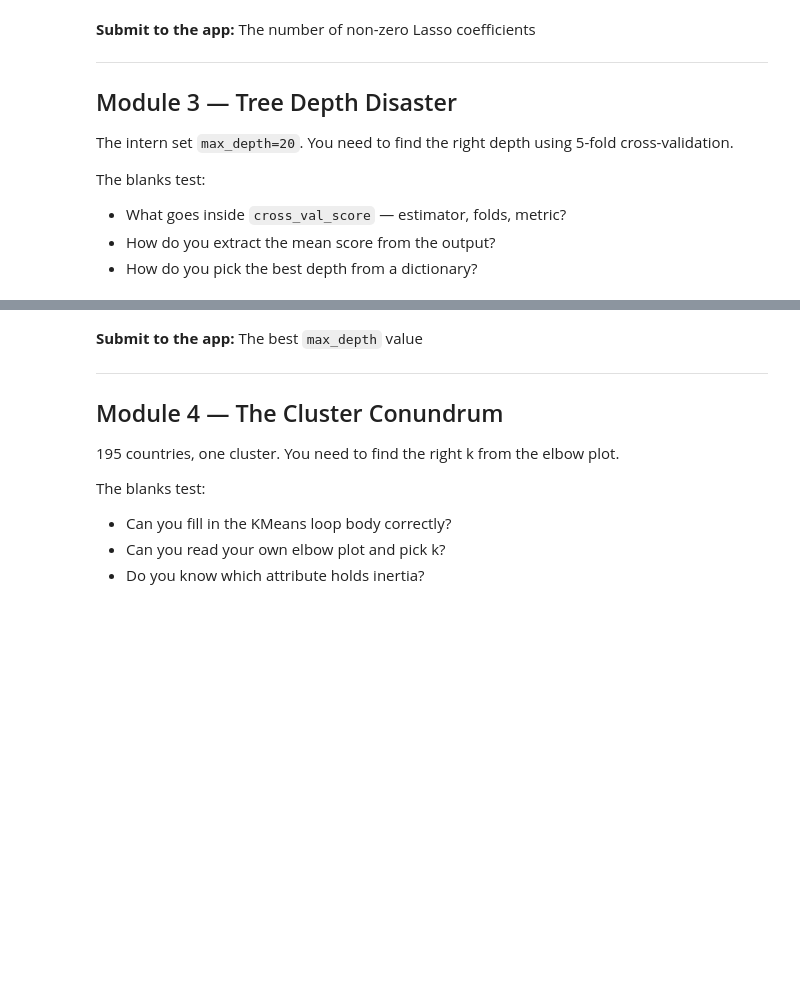
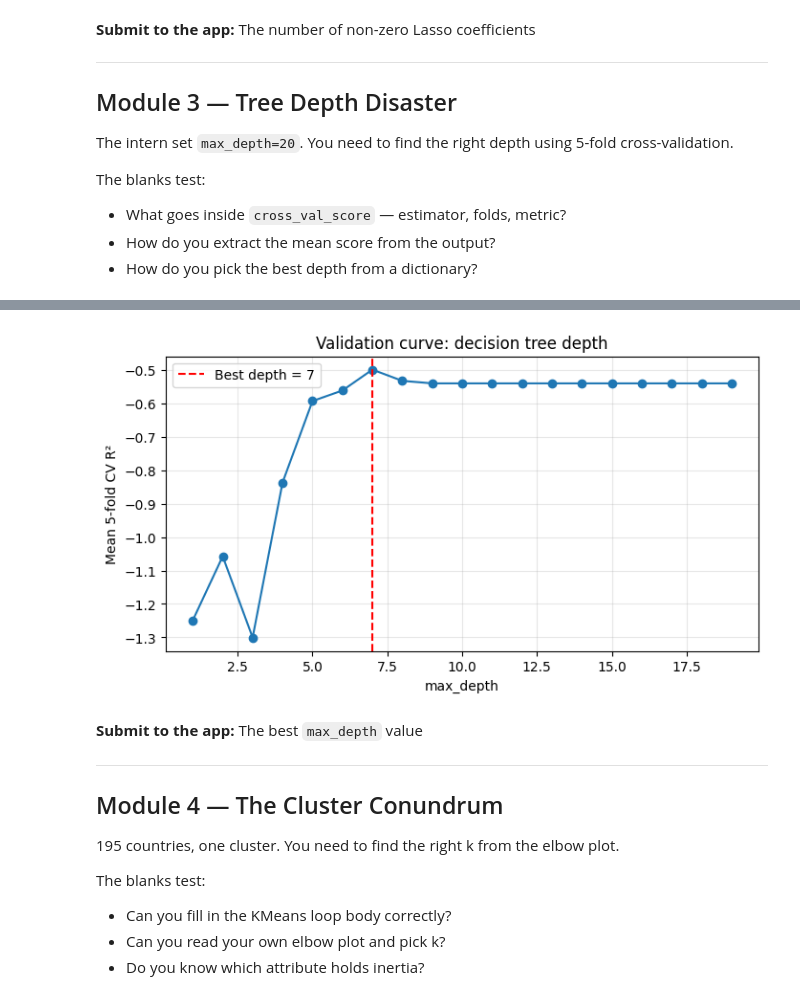
Before and after one commit to lukeskywakeri/ec34-ds-for-econ, a Jupyter notebook: games/ml/student_notebook.ipynb, the cells around one changed output, grey strips where cells are left out. Saved outputs shown, nothing was run; the diff lists cells and outputs as text; code cells hidden in the pictures; blank space fills up the shorter version.

```diff
--- a/games/ml/student_notebook.ipynb
+++ b/games/ml/student_notebook.ipynb
@@ -129,16 +134,17 @@ y = np.sin(X).ravel()
 y[::5] += 3 * (0.5 - np.random.rand(16))
 
 cv_scores = {}
-for depth in range(1, 11):
+for depth in range(1, 20):
     scores = cross_val_score(
-        DecisionTreeRegressor(max_depth=___),   # <-- fill in: which depth to try?
-        X, y,
-        cv=___,                                  # <-- fill in: how many folds?
-        scoring=___                              # <-- fill in: what metric? (hint: we want R²)
+        DecisionTreeRegressor(max_depth=depth),  # <-- fill in: which depth to try?
+        X,
+        y,
+        cv=5,  # <-- fill in: how many folds?
+        scoring="r2",  # <-- fill in: what metric? (hint: we want R²)
     )
-    cv_scores[depth] = scores.___()             # <-- fill in: mean or something else?
+    cv_scores[depth] = scores.mean()  # <-- fill in: mean or something else?
     print(f"max_depth={depth:2d}  mean CV R² = {cv_scores[depth]:.4f}")
 
 # Find the depth with the highest CV score
-best_depth = ___(cv_scores, key=cv_scores.get)  # <-- fill in: max or min?
+best_depth = max(cv_scores, key=cv_scores.get)  # <-- fill in: max or min?
 print(f"\nBest max_depth: {best_depth}")
@@ -145,12 +169,16 @@ print(f"\nBest max_depth: {best_depth}")
 # %%
 # Optional: visualise the validation curve
 plt.figure(figsize=(8, 4))
-plt.plot(list(cv_scores.keys()), list(cv_scores.values()), 'o-')
-plt.axvline(best_depth, color='red', linestyle='--', label=f'Best depth = {best_depth}')
-plt.xlabel('max_depth'); plt.ylabel('Mean 5-fold CV R²')
-plt.title('Validation curve: decision tree depth')
-plt.legend(); plt.grid(alpha=0.3)
+plt.plot(list(cv_scores.keys()), list(cv_scores.values()), "o-")
+plt.axvline(best_depth, color="red", linestyle="--", label=f"Best depth = {best_depth}")
+plt.xlabel("max_depth")
+plt.ylabel("Mean 5-fold CV R²")
+plt.title("Validation curve: decision tree depth")
+plt.legend()
+plt.grid(alpha=0.3)
 plt.show()
+# %% [output]
+[figure, added]
 # %% [markdown]
 **Submit to the app:** The best `max_depth` value
 
```
Also changed, not shown: parts of 5 cells of this notebook, 5 other files.
